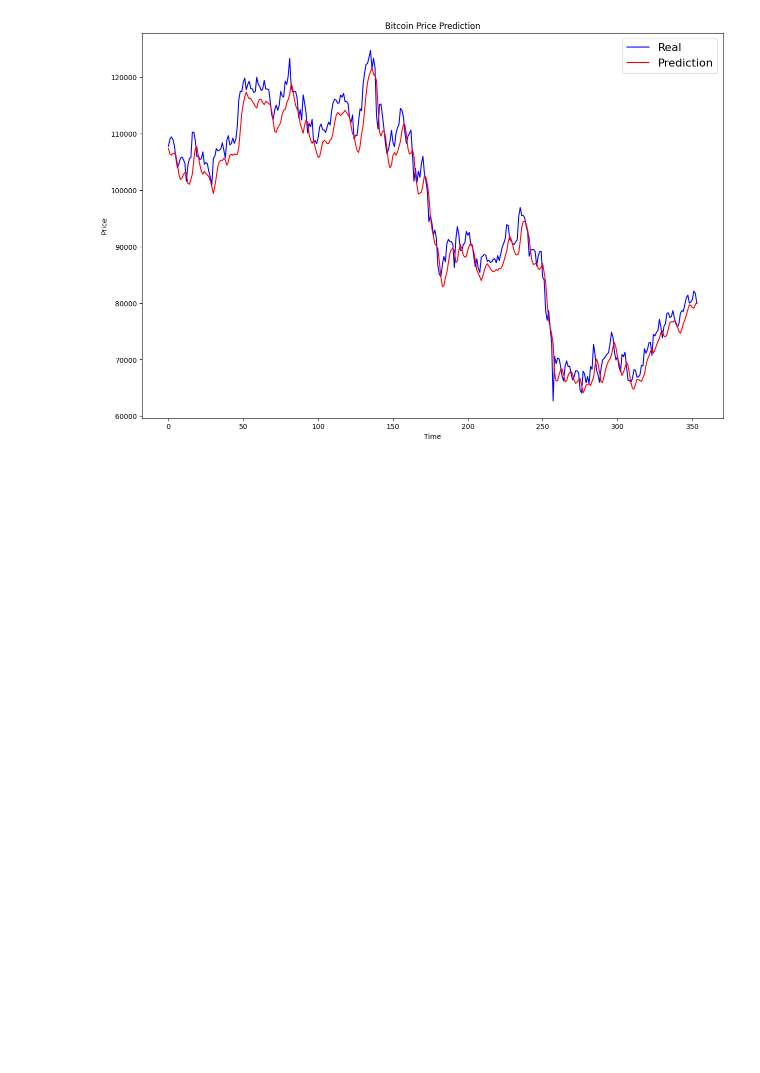
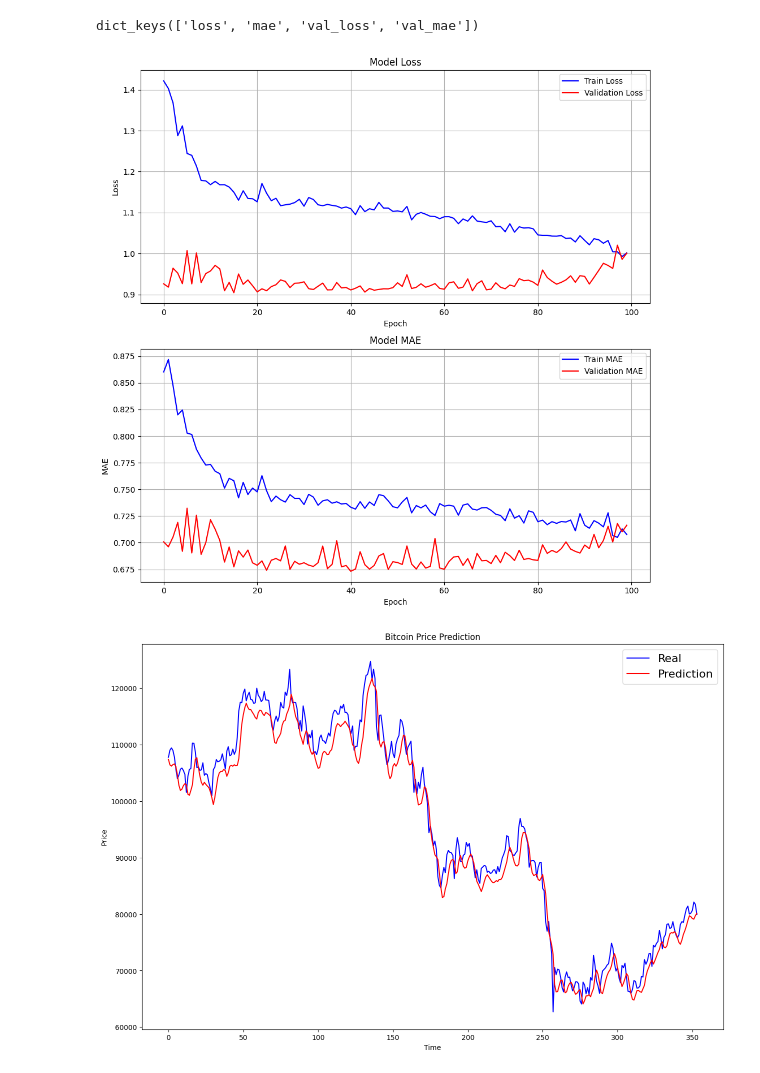
Before and after one commit to olalbertlo/bitcoin_prediction, a Jupyter notebook: Prediction.ipynb, the cells around one changed output. Saved outputs shown, nothing was run; the diff lists cells and outputs as text; code cells hidden in the pictures; blank space fills up the shorter version.

```diff
--- a/Prediction.ipynb
+++ b/Prediction.ipynb
@@ -127,3 +279,32 @@ MAE: 0.022898948764988995
+# %%
+history = out
+fig, (ax1, ax2) = plt.subplots(2, 1, figsize=(10, 10))
+
+# loss
+ax1.plot(history.history['loss'], label='Train Loss', color='blue')
+ax1.plot(history.history['val_loss'], label='Validation Loss', color='red')
+ax1.set_title('Model Loss')
+ax1.set_ylabel('Loss')
+ax1.set_xlabel('Epoch')
+ax1.legend()
+ax1.grid(True)
+
+print(history.history.keys())
+
+# accuracy
+ax2.plot(history.history['mae'], label='Train MAE', color='blue')
+ax2.plot(history.history['val_mae'], label='Validation MAE', color='red')
+ax2.set_title('Model MAE')
+ax2.set_ylabel('MAE')
+ax2.set_xlabel('Epoch')
+ax2.legend()
+ax2.grid(True)
+
+plt.tight_layout()
+plt.show()
+# %% [output]
+dict_keys(['loss', 'mae', 'val_loss', 'val_mae'])
+[figure, added]
 # %%
 # 繪製真實價格與預測價格的走勢圖
 plt.figure(figsize=(15,10))
```
Also changed, not shown: parts of 10 cells of this notebook, 1 other file.
